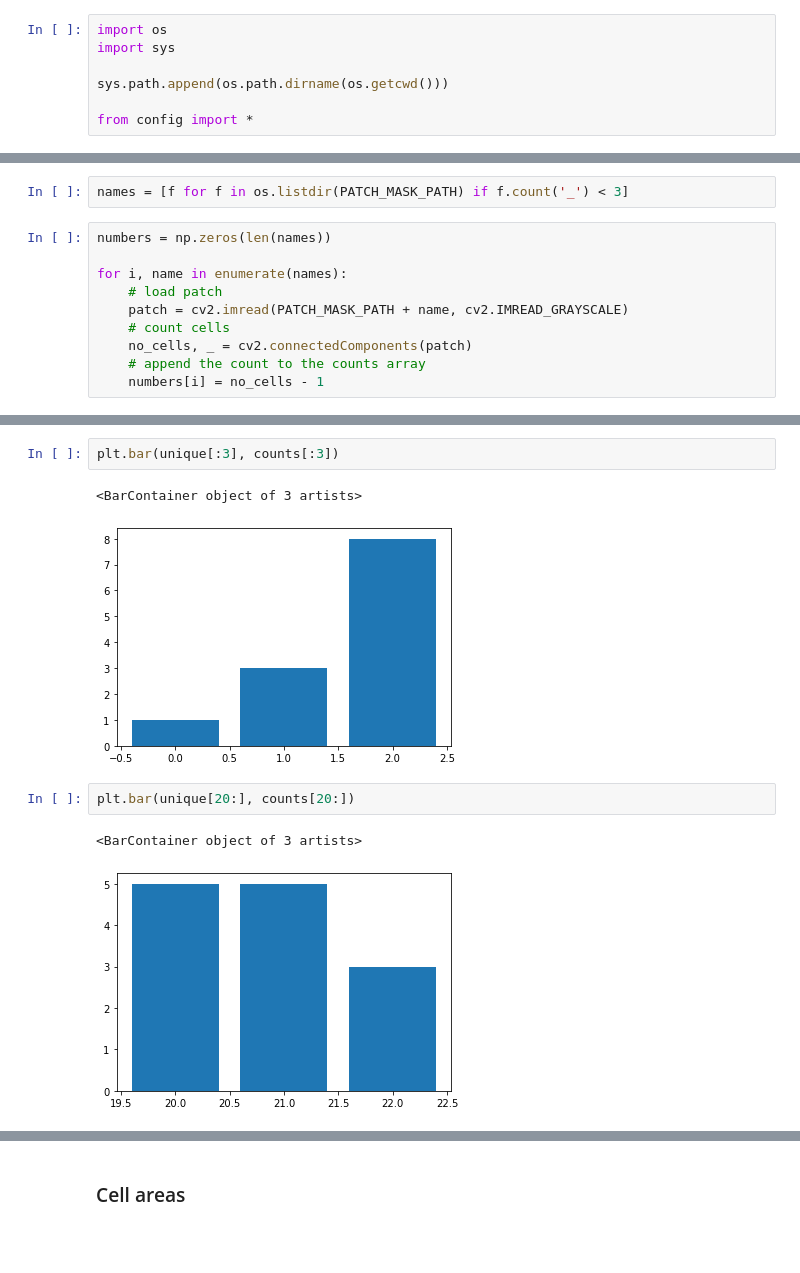
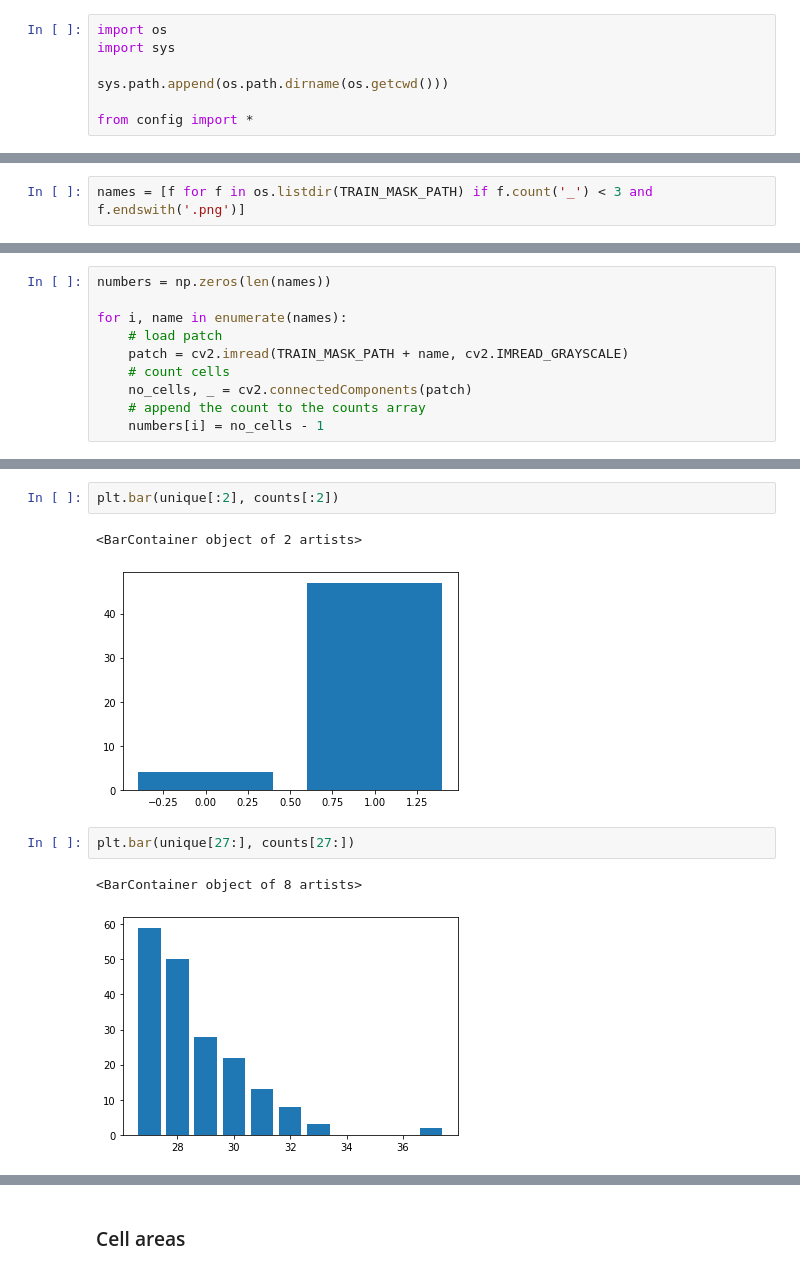
Before and after one commit to trnal/dp3-python-shared, a Jupyter notebook: visualizations/statistics.ipynb, the cells around one changed output, grey strips where cells are left out. Drawn from its saved outputs; the diff is of its cells as text; blank space fills up the shorter version.

```diff
--- a/visualizations/statistics.ipynb
+++ b/visualizations/statistics.ipynb
@@ -15 +18,3 @@ from config import *
+# %%
+names = [f for f in os.listdir(TRAIN_MASK_PATH) if f.count('_') < 3 and f.endswith('.png')]
 # %% [markdown]
@@ -17,11 +22,9 @@ from config import *
-# %%
-names = [f for f in os.listdir(PATCH_MASK_PATH) if f.count('_') < 3]
 # %%
 numbers = np.zeros(len(names))
 
 for i, name in enumerate(names):
     # load patch
-    patch = cv2.imread(PATCH_MASK_PATH + name, cv2.IMREAD_GRAYSCALE)
+    patch = cv2.imread(TRAIN_MASK_PATH + name, cv2.IMREAD_GRAYSCALE)
     # count cells
     no_cells, _ = cv2.connectedComponents(patch)
     # append the count to the counts array
@@ -55,10 +59,10 @@ plt.bar(unique, counts)
 # %%
-plt.bar(unique[:3], counts[:3])
+plt.bar(unique[:2], counts[:2])
 # %% [output]
-<BarContainer object of 3 artists>
+<BarContainer object of 2 artists>
-[figure, old version]
+[figure, new version]
 # %%
-plt.bar(unique[20:], counts[20:])
+plt.bar(unique[27:], counts[27:])
 # %% [output]
-<BarContainer object of 3 artists>
+<BarContainer object of 8 artists>
-[figure, old version]
+[figure, new version]
```
Also changed, not shown: parts of 47 cells of this notebook, 21 other files.
